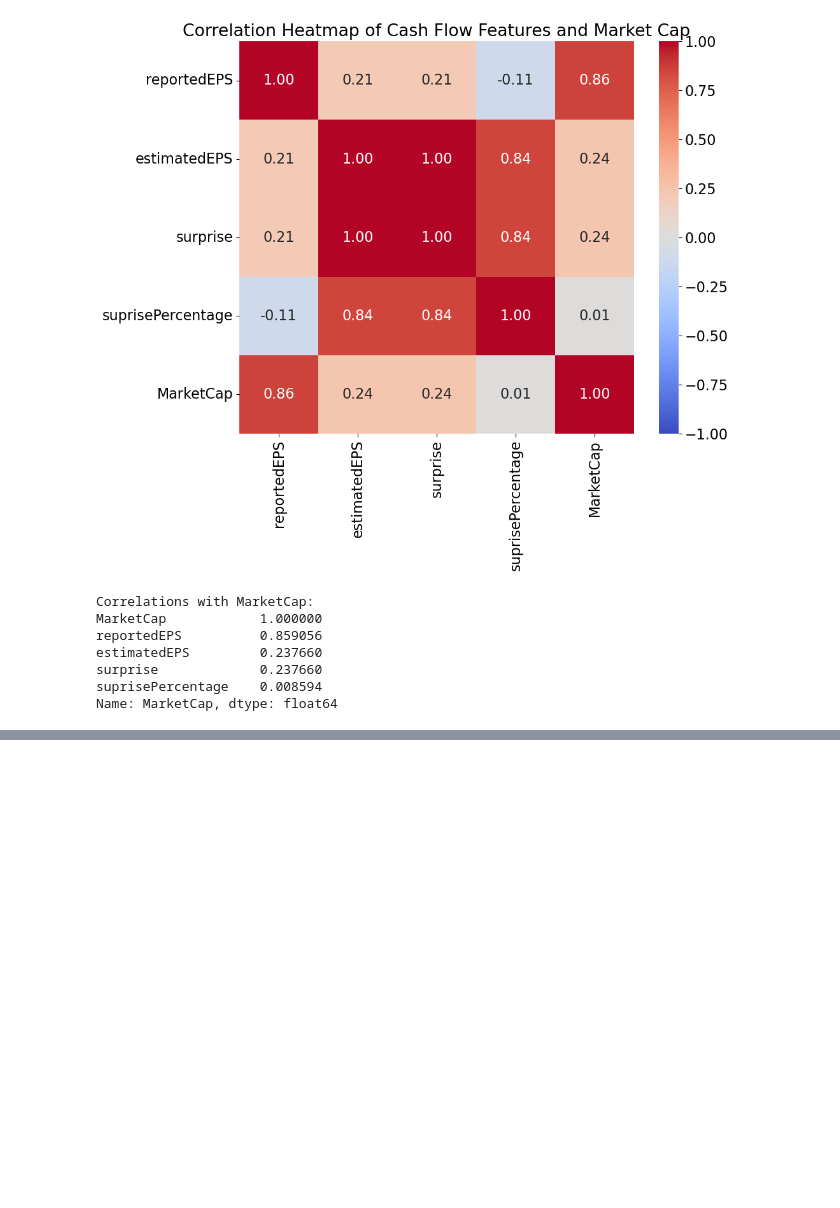
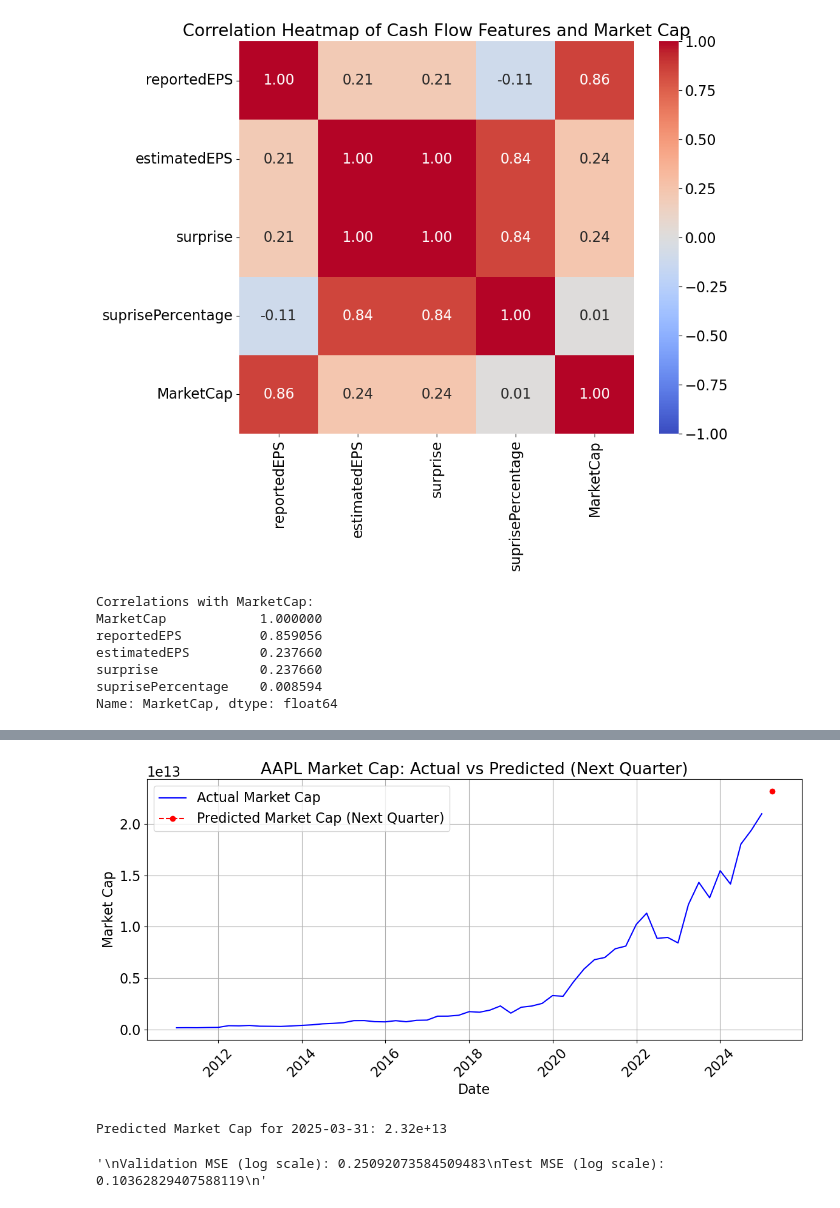
Before and after one commit to rsevilla333/SwampLocks, a Jupyter notebook: ML/ML_Model.ipynb, the cells around one changed output, grey strips where cells are left out. Drawn from its saved outputs; the diff is of its cells as text; code cells hidden in the pictures; blank space fills up the shorter version.

Commit message:
svm model created using 5 features with val mse of 0.25. can predict next quarter

```diff
--- a/ML/ML_Model.ipynb
+++ b/ML/ML_Model.ipynb
@@ -779,0 +879,44 @@ Name: MarketCap, dtype: float64
+# %%
+# Assume latest quarter data from your dataset (e.g., last row of X)
+historical_dates = final_data['date']  # Real dates from df_market_cap
+historical_mcap = final_data['marketCap']  # Real market caps
+
+# Latest data for prediction (last row of X)
+latest_data = X.iloc[-1].to_frame().T
+
+# Scale and predict for next 2 quarters
+future_quarters = 1
+future_X = pd.DataFrame([latest_data.values[0]] * future_quarters, columns=features)
+future_X_scaled = scaler.transform(future_X)
+future_log_preds = best_svm.predict(future_X_scaled)
+future_mcap_preds = np.expm1(future_log_preds)
+
+# Future dates (next 2 quarters from last historical date)
+future_dates = pd.date_range(start=historical_dates.iloc[-1], periods=future_quarters + 1, freq='Q')[1:]
+
+# Plot
+plt.figure(figsize=(12, 6))
+plt.plot(historical_dates, historical_mcap, label='Actual Market Cap', color='blue')
+plt.plot(future_dates, future_mcap_preds, label='Predicted Market Cap (Next Quarter)',
+         color='red', linestyle='--', marker='o')
+plt.xlabel('Date')
+plt.ylabel('Market Cap')
+plt.title('AAPL Market Cap: Actual vs Predicted (Next Quarter)')
+plt.legend()
+plt.grid(True)
+plt.xticks(rotation=45)
+plt.tight_layout()
+plt.show()
+
+# Print predictions
+for i, (date, pred) in enumerate(zip(future_dates, future_mcap_preds)):
+    print(f"Predicted Market Cap for {date.strftime('%Y-%m-%d')}: {pred:.2e}")
+
+"""
+Validation MSE (log scale): 0.25092073584509483
+Test MSE (log scale): 0.10362829407588119
+"""
+# %% [output]
+[figure, added]
+Predicted Market Cap for 2025-03-31: 2.32e+13
+'\nValidation MSE (log scale): 0.25092073584509483\nTest MSE (log scale): 0.10362829407588119\n'
```
Also changed, not shown: parts of 15 cells of this notebook.
